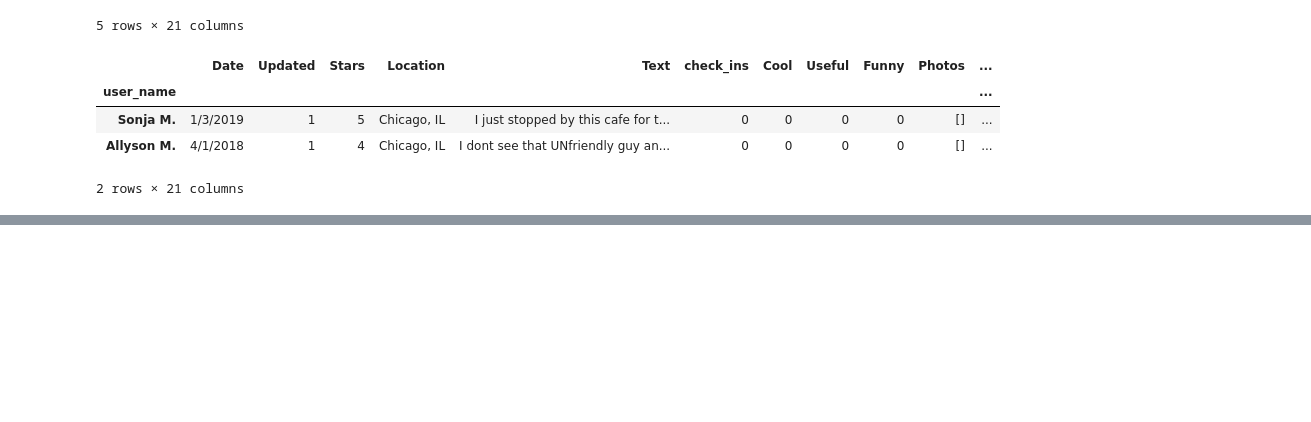
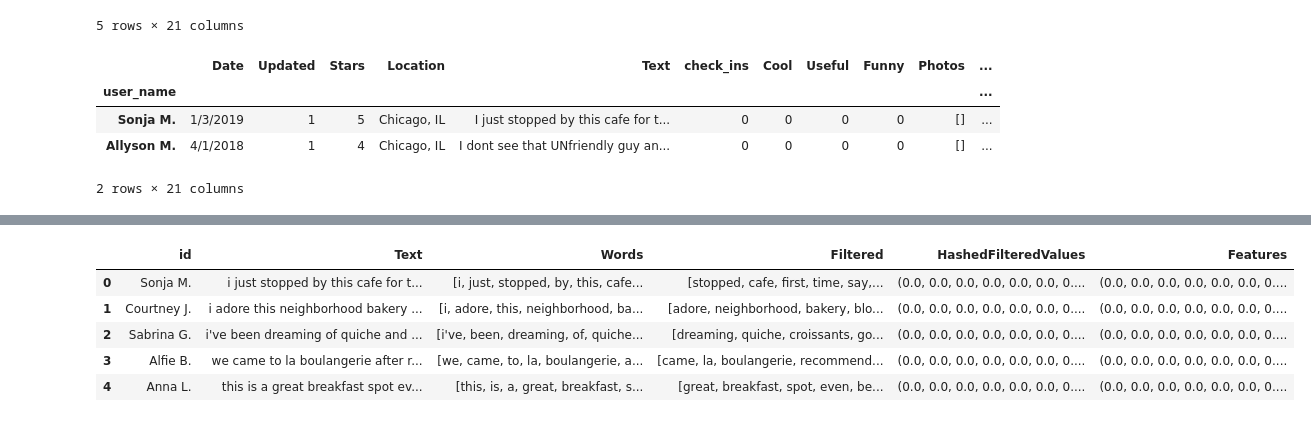
Before and after one commit to PoojaChopra123/pie_thon, a Jupyter notebook: jupyter notebooks/stacy_scratch.ipynb, the cells around one changed output, grey strips where cells are left out. Saved outputs shown, nothing was run; the diff lists cells and outputs as text; code cells hidden in the pictures; blank space fills up the shorter version.

```diff
--- a/jupyter notebooks/stacy_scratch.ipynb
+++ b/jupyter notebooks/stacy_scratch.ipynb
@@ -587,7 +566,7 @@ for index, row in logan_review_df.iterrows():
         try:
             logan_review_df.loc[index, 'review_date'] = row['review_date'].split('\n')[0]
             logan_review_df.loc[index, 'prev_date'] = row['prev_date'].split('\n')[0]
-        except AtrributeError as error:
+        except AttributeError as error:
             print(error)
 # %% [output]
 1
@@ -671,9 +632,0 @@ for index, row in lychee_event_df.iterrows():
-# %%
-for index, row in lychee_event_df.iterrows():
-    if row['event_time'] != 'All day':
-        time_list = row['event_time'].split(' ')
-        if len(time_list) > 2:
-            lychee_event_df.loc[index, 'start_time'] = time_list[0] + ' ' + time_list[1]
-            lychee_event_df.loc[index, 'end_time'] = time_list[3] + ' ' + time_list[4]
-        else:
-            lychee_event_df.loc[index, 'start_time'] = time_list[0] + ' ' + time_list[1]
@@ -786,0 +814,16 @@ lychee_event_df.to_csv('lychee_events.csv')
+# %%
+dataframe = spark.createDataFrame(damen_nlp_list,["id", "Text"])
+tokenized = tokenizer.transform(dataframe)
+removed = remover.transform(tokenized)
+hashed_df = hashing.transform(removed)
+idfModel = idf.fit(hashed_df)
+rescaledData = idfModel.transform(hashed_df)
+damen_nlp_df = rescaledData.toPandas()
+damen_nlp_df.head()
+# %% [output]
+|  | id | Text | Words | Filtered | HashedFilteredValues | Features |
+| 0 | Sonja M. | i just stopped by this cafe for t... | [i, just, stopped, by, this, cafe... | [stopped, cafe, first, time, say,... | (0.0, 0.0, 0.0, 0.0, 0.0, 0.0, 0.... | (0.0, 0.0, 0.0, 0.0, 0.0, 0.0, 0.... |
+| 1 | Courtney J. | i adore this neighborhood bakery ... | [i, adore, this, neighborhood, ba... | [adore, neighborhood, bakery, blo... | (0.0, 0.0, 0.0, 0.0, 0.0, 0.0, 0.... | (0.0, 0.0, 0.0, 0.0, 0.0, 0.0, 0.... |
+| 2 | Sabrina G. | i've been dreaming of quiche and ... | [i've, been, dreaming, of, quiche... | [dreaming, quiche, croissants, go... | (0.0, 0.0, 0.0, 0.0, 0.0, 0.0, 0.... | (0.0, 0.0, 0.0, 0.0, 0.0, 0.0, 0.... |
+| 3 | Alfie B. | we came to la boulangerie after r... | [we, came, to, la, boulangerie, a... | [came, la, boulangerie, recommend... | (0.0, 0.0, 0.0, 0.0, 0.0, 0.0, 0.... | (0.0, 0.0, 0.0, 0.0, 0.0, 0.0, 0.... |
+| 4 | Anna L. | this is a great breakfast spot ev... | [this, is, a, great, breakfast, s... | [great, breakfast, spot, even, be... | (0.0, 0.0, 0.0, 0.0, 0.0, 0.0, 0.... | (0.0, 0.0, 0.0, 0.0, 0.0, 0.0, 0.... |
```
Also changed, not shown: parts of 78 cells of this notebook, 4 other files.
